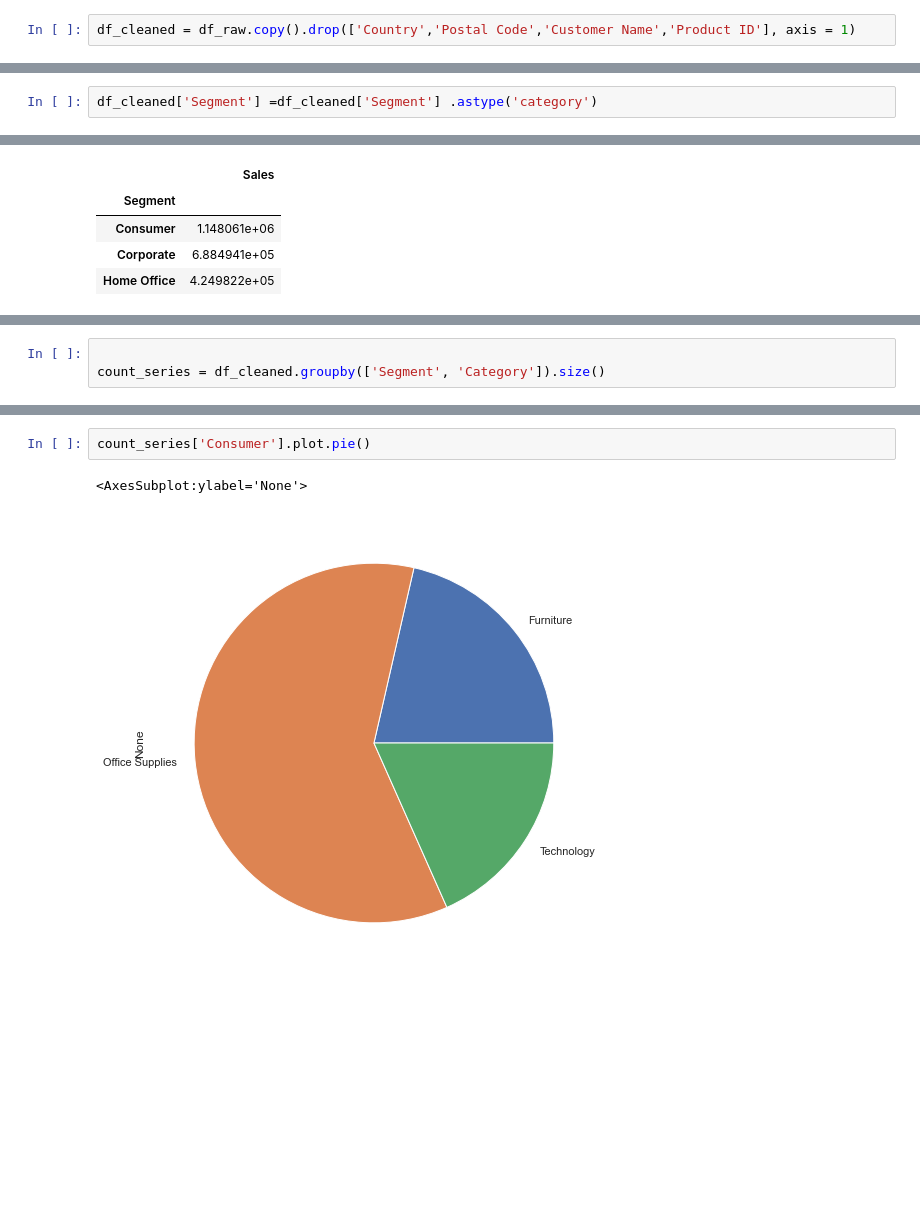
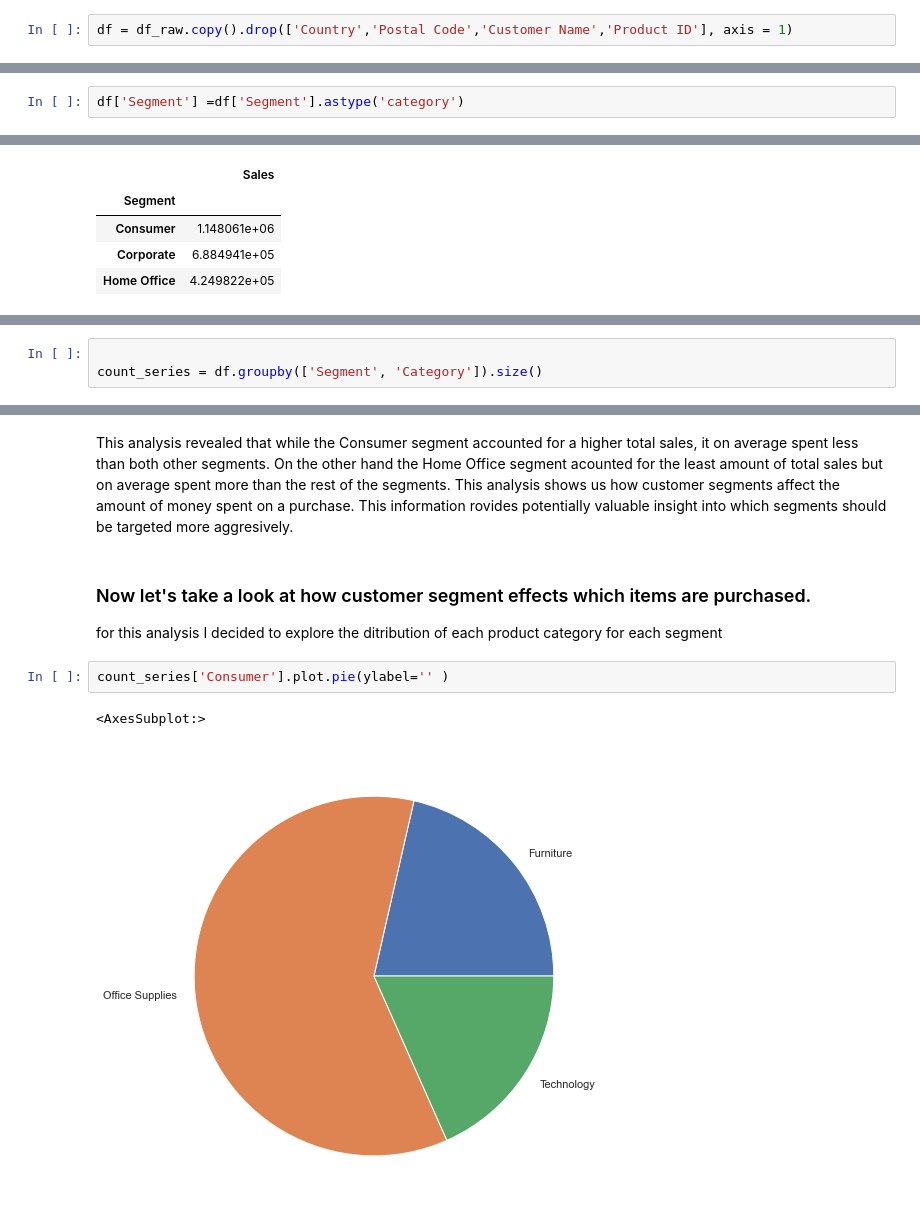
Before and after one commit to data301-2021-winter1/project-group18-project, a Jupyter notebook: notebooks/analysis1.ipynb, the cells around one changed output, grey strips where cells are left out. Saved outputs shown, nothing was run; the diff lists cells and outputs as text; blank space fills up the shorter version.

```diff
--- a/notebooks/analysis1.ipynb
+++ b/notebooks/analysis1.ipynb
@@ -51,4 +52,4 @@ df_raw.Country.unique()
 # %% [output]
 array(['United States'], dtype=object)
 # %%
-df_cleaned = df_raw.copy().drop(['Country','Postal Code','Customer Name','Product ID'], axis = 1)
+df = df_raw.copy().drop(['Country','Postal Code','Customer Name','Product ID'], axis = 1)
@@ -91,3 +95,3 @@ df_cleaned.describe()
 # %%
-df_cleaned['Segment'] =df_cleaned['Segment'] .astype('category')
+df['Segment'] =df['Segment'].astype('category')
 # %%
@@ -118,0 +135,3 @@ saleseg
+# %%
+
+count_series = df.groupby(['Segment', 'Category']).size()
@@ -131,3 +155,0 @@ ax2.plot.bar(figsize=(10,10))
-# %%
-
-count_series = df_cleaned.groupby(['Segment', 'Category']).size()
@@ -134,6 +165,11 @@ count_series = df_cleaned.groupby(['Segment', 'Category']).size()
+# %% [markdown]
+This analysis revealed that while the Consumer segment accounted for a higher total sales, it on average spent less than both other segments. On the other hand the Home Office segment acounted for the least amount of total sales but on average spent more than the rest of the segments. This analysis shows us how customer segments affect the amount of money spent on a purchase. This information rovides potentially valuable insight into which segments should be targeted more aggresively.
+# %% [markdown]
+### Now let's take a look at how customer segment effects which items are purchased.
+for this analysis I decided to explore the ditribution of each product category for each segment
 # %%
-count_series['Consumer'].plot.pie()
+count_series['Consumer'].plot.pie(ylabel='' )
 # %% [output]
-<AxesSubplot:ylabel='None'>
+<AxesSubplot:>
-[figure, old version]
+[figure, new version]
 # %%
```
Also changed, not shown: parts of 25 cells of this notebook, 1 other file.
